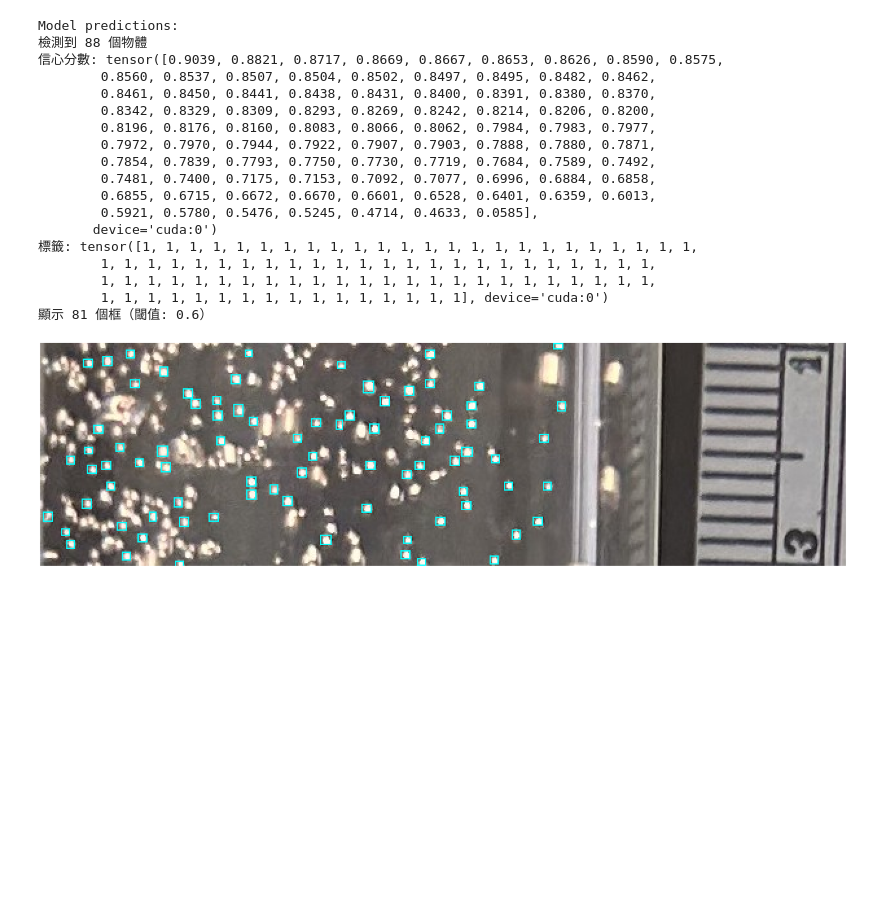
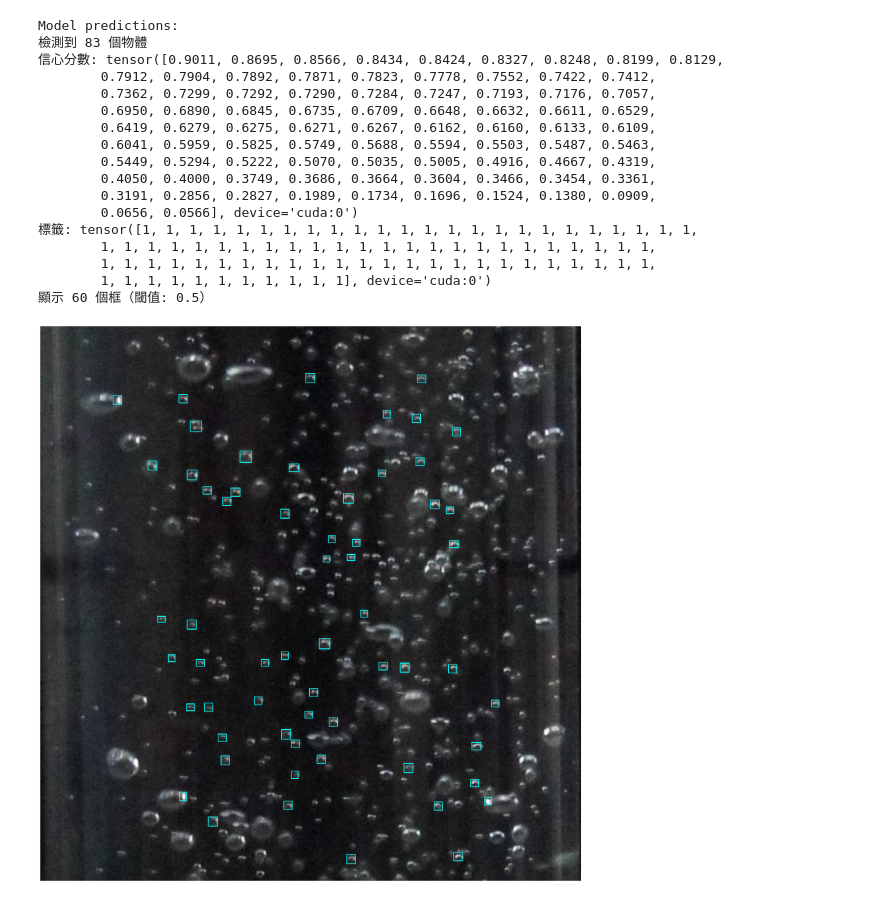
Before and after one commit to brian1025K/Bubble, a Jupyter notebook: Bubble_test.ipynb, the cells around one changed output. Saved outputs shown, nothing was run; the diff lists cells and outputs as text; code cells hidden in the pictures; blank space fills up the shorter version.

```diff
--- a/Bubble_test.ipynb
+++ b/Bubble_test.ipynb
@@ -22,8 +26,18 @@ model.to(device)
 
 # ====== 混合精度訓練和梯度累計設置 ======
 scaler = torch.amp.GradScaler('cuda')  # 用於混合精度訓練的梯度縮放器
-accumulation_steps = 1  # 每隔 4 個 mini-batch 進行一次優化器更新
+accumulation_steps = 4  # 每隔 4 個 mini-batch 進行一次優化器更新
 # ===========================================
+# %%
+transform = A.Compose([
+    A.HorizontalFlip(p=0.5),
+    A.VerticalFlip(p=0.3),
+    A.RandomBrightnessContrast(p=0.4),
+    A.HueSaturationValue(p=0.3),
+    #A.GaussNoise(p=0.3),
+    #A.RandomScale(scale_limit=0.2, p=0.4),
+    A.Rotate(limit=15, p=0.3),
+], bbox_params=A.BboxParams(format='pascal_voc',label_fields=['labels'],min_visibility=0.3))
 # %%
 # 資料集
 class CustomDataset(torch.utils.data.Dataset):
@@ -46,6 +60,12 @@ class CustomDataset(torch.utils.data.Dataset):
         boxes = []
         labels = []
         img_height, img_width = img.shape[:2]
+
+        #資料增強
+        transformed = transform(image=img_rgb,bboxes=boxes,labels=labels)
+        img_rgb = transformed['image']
+        boxes   = list(transformed['bboxes'])
+        labels  = list(transformed['labels'])
 
         with open(label_path, 'r') as f:
             for line in f:
@@ -72,8 +92,7 @@ class CustomDataset(torch.utils.data.Dataset):
         return len(self.image_files)
 
 # 資料集和 dataloader
-dataset = CustomDataset(picture_folder='./images',
-                       label_folder='./labels')
+dataset = CustomDataset(picture_folder='./images',label_folder='./labels')
 
 def collate_fn(batch):
     return tuple(zip(*batch))
@@ -81,8 +100,8 @@ def collate_fn(batch):
 dataloader = DataLoader(dataset, batch_size=3, shuffle=True, collate_fn=collate_fn)
 
 # 訓練
-optimizer = torch.optim.SGD(model.parameters(), lr=0.005, momentum=0.9)
-num_epochs = 20
+optimizer = torch.optim.SGD(model.parameters(), lr=0.005, momentum=0.9, weight_decay=1e-4)
+num_epochs = 60
 train_loss = []
 
 for epoch in range(num_epochs):
@@ -124,16 +143,9 @@ for epoch in range(num_epochs):
     train_loss.append(avg_loss)
     print(f"Epoch {epoch+1}/{num_epochs}, Average Loss: {avg_loss:.4f}")
 
-# 儲存訓練好的模型
-#torch.save(model.state_dict(), 'C:/Users/User/Downloads/faster_rcnn_Quinoa_1028.pth')
-#print("模型已儲存！")
-
 # 類別對應字典（用於後續推論時使用）
 class_names = {
     0: 'background',
-    1: 'bubble',
-    2: 'error',
-    3: 'fresh',
-    4: 'stale'
+    1: 'bubble'
 }
 # %% [output]
@@ -160,6 +169,6 @@ Epoch 20/20, Average Loss: 0.9661
 # %%
 model.eval()
-img_path = "./images/5b6ecb6c-AnyConv.com__IMG_8614_2.jpg"
+img_path = "./images/0fa9695a-DSC01076cut.jpg"
 img = cv2.imread(img_path)
 img_rgb = cv2.cvtColor(img, cv2.COLOR_BGR2RGB)
 tensor = F.to_tensor(img_rgb).to(device)
@@ -175,62 +184,55 @@ print(f"標籤: {prediction[0]['labels']}")
 # 修正後的類別對應 (與訓練階段的 class_id + 1 對應一致)
 class_names = {
     1: 'citric', # 原始 YOLO class_id 0
-    2: 'error',  # 原始 YOLO class_id 1
-    3: 'fresh',  # 原始 YOLO class_id 2
-    4: 'stale'   # 原始 YOLO class_id 3
 }
 
 # 畫框
 output = img_rgb.copy()
-threshold = 0.6
+threshold = 0.5
 colors = {
     1: (0, 255, 255),   # citric → 黃綠色
-    2: (255, 0, 0),     # error → 紅色 (原為 fresh)
-    3: (0, 255, 0),     # fresh → 綠色 (原為 stale)
-    4: (0, 0, 255)      # stale → 藍色 (原為 error)
 }
 
 count = 0
 for box, score, label in zip(prediction[0]['boxes'],
                              prediction[0]['scores'],
                              prediction[0]['labels']):
     if score > threshold:
         count += 1
         label_name = class_names.get(label.item(), 'unknown')
         color = colors.get(label.item(), (255, 255, 255))  # 預設白色
         x1, y1, x2, y2 = box.int().tolist()
 
         # 畫框
         cv2.rectangle(output, (x1, y1), (x2, y2), color, 1)
 
         # 顯示標籤文字
         #text = f"{label_name}: {score:.2f}"
         #cv2.putText(output, text, (x1, max(y1 - 10, 20)),
                     #cv2.FONT_HERSHEY_SIMPLEX, 0.9, color, 2)
 
 print(f"顯示 {count} 個框（閾值: {threshold}）")
 plt.figure(figsize=(48, 32))
 plt.imshow(output)
 plt.axis("off")
 plt.show()
 # %% [output]
 Model predictions:
-檢測到 88 個物體
-信心分數: tensor([0.9039, 0.8821, 0.8717, 0.8669, 0.8667, 0.8653, 0.8626, 0.8590, 0.8575,
-        0.8560, 0.8537, 0.8507, 0.8504, 0.8502, 0.8497, 0.8495, 0.8482, 0.8462,
-        0.8461, 0.8450, 0.8441, 0.8438, 0.8431, 0.8400, 0.8391, 0.8380, 0.8370,
-        0.8342, 0.8329, 0.8309, 0.8293, 0.8269, 0.8242, 0.8214, 0.8206, 0.8200,
-        0.8196, 0.8176, 0.8160, 0.8083, 0.8066, 0.8062, 0.7984, 0.7983, 0.7977,
-        0.7972, 0.7970, 0.7944, 0.7922, 0.7907, 0.7903, 0.7888, 0.7880, 0.7871,
-        0.7854, 0.7839, 0.7793, 0.7750, 0.7730, 0.7719, 0.7684, 0.7589, 0.7492,
-        0.7481, 0.7400, 0.7175, 0.7153, 0.7092, 0.7077, 0.6996, 0.6884, 0.6858,
-        0.6855, 0.6715, 0.6672, 0.6670, 0.6601, 0.6528, 0.6401, 0.6359, 0.6013,
-        0.5921, 0.5780, 0.5476, 0.5245, 0.4714, 0.4633, 0.0585],
-       device='cuda:0')
+檢測到 83 個物體
+信心分數: tensor([0.9011, 0.8695, 0.8566, 0.8434, 0.8424, 0.8327, 0.8248, 0.8199, 0.8129,
+        0.7912, 0.7904, 0.7892, 0.7871, 0.7823, 0.7778, 0.7552, 0.7422, 0.7412,
+        0.7362, 0.7299, 0.7292, 0.7290, 0.7284, 0.7247, 0.7193, 0.7176, 0.7057,
+        0.6950, 0.6890, 0.6845, 0.6735, 0.6709, 0.6648, 0.6632, 0.6611, 0.6529,
+        0.6419, 0.6279, 0.6275, 0.6271, 0.6267, 0.6162, 0.6160, 0.6133, 0.6109,
+        0.6041, 0.5959, 0.5825, 0.5749, 0.5688, 0.5594, 0.5503, 0.5487, 0.5463,
+        0.5449, 0.5294, 0.5222, 0.5070, 0.5035, 0.5005, 0.4916, 0.4667, 0.4319,
+        0.4050, 0.4000, 0.3749, 0.3686, 0.3664, 0.3604, 0.3466, 0.3454, 0.3361,
+        0.3191, 0.2856, 0.2827, 0.1989, 0.1734, 0.1696, 0.1524, 0.1380, 0.0909,
+        0.0656, 0.0566], device='cuda:0')
 標籤: tensor([1, 1, 1, 1, 1, 1, 1, 1, 1, 1, 1, 1, 1, 1, 1, 1, 1, 1, 1, 1, 1, 1, 1, 1,
         1, 1, 1, 1, 1, 1, 1, 1, 1, 1, 1, 1, 1, 1, 1, 1, 1, 1, 1, 1, 1, 1, 1, 1,
         1, 1, 1, 1, 1, 1, 1, 1, 1, 1, 1, 1, 1, 1, 1, 1, 1, 1, 1, 1, 1, 1, 1, 1,
-        1, 1, 1, 1, 1, 1, 1, 1, 1, 1, 1, 1, 1, 1, 1, 1], device='cuda:0')
-顯示 81 個框（閾值: 0.6）
+        1, 1, 1, 1, 1, 1, 1, 1, 1, 1, 1], device='cuda:0')
+顯示 60 個框（閾值: 0.5）
-[figure, old version]
+[figure, new version]
 # %%
```
Also changed, not shown: parts of 4 cells of this notebook, 2 other files.
